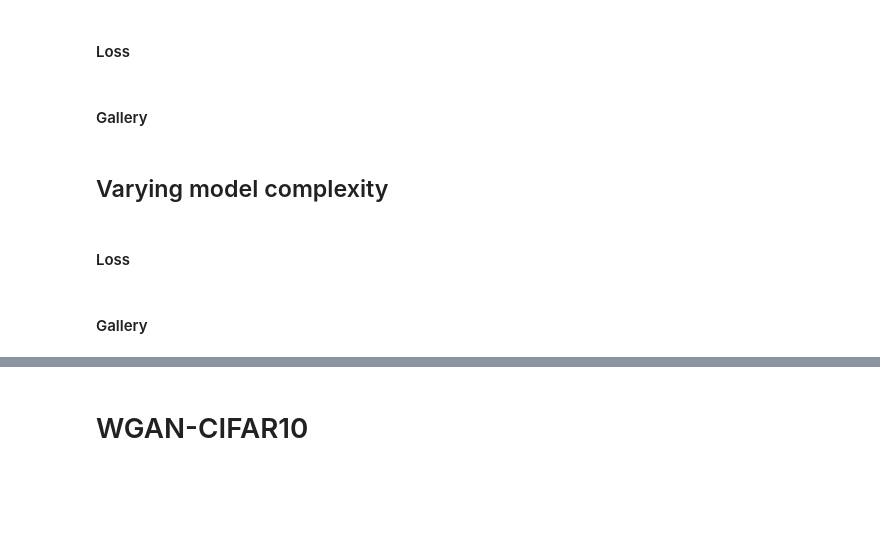
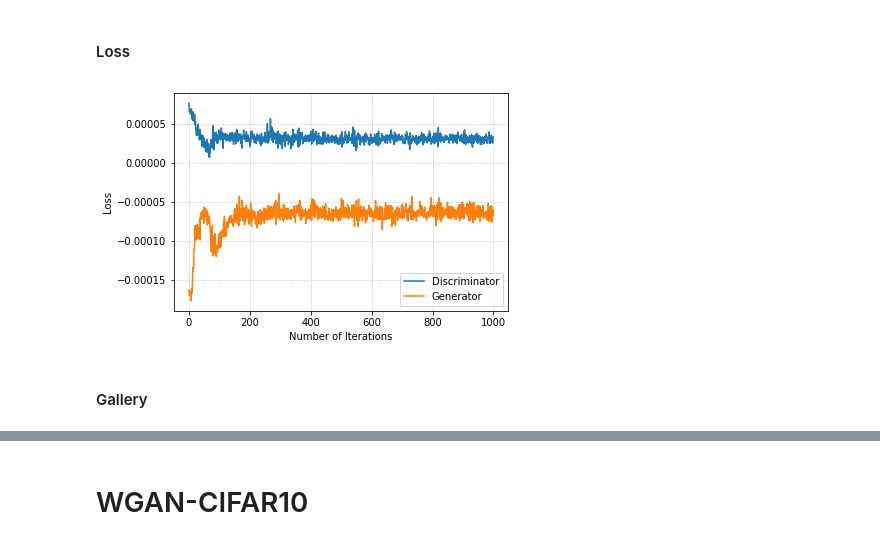
Before and after one commit to sofa13/csi5138_a4, a Jupyter notebook: Report.ipynb, the cells around one changed output, grey strips where cells are left out. Cells and saved outputs as stored; diff of their text form; code cells hidden in the pictures; blank space fills up the shorter version.

```diff
--- a/Report.ipynb
+++ b/Report.ipynb
@@ -152,10 +150,8 @@ Image(filename='./images-GAN/gan_cifar10_gallery_latent100_intermediate4096.png'
 # %% [markdown]
 #### Loss
+# %%
+Image(filename='./images/loss.png')
+# %% [output]
+[figure, added]
 # %% [markdown]
 #### Gallery
-# %% [markdown]
-## Varying model complexity
-# %% [markdown]
-#### Loss
-# %% [markdown]
-#### Gallery
```
Also changed, not shown: parts of 6 cells of this notebook, 4 other files.
